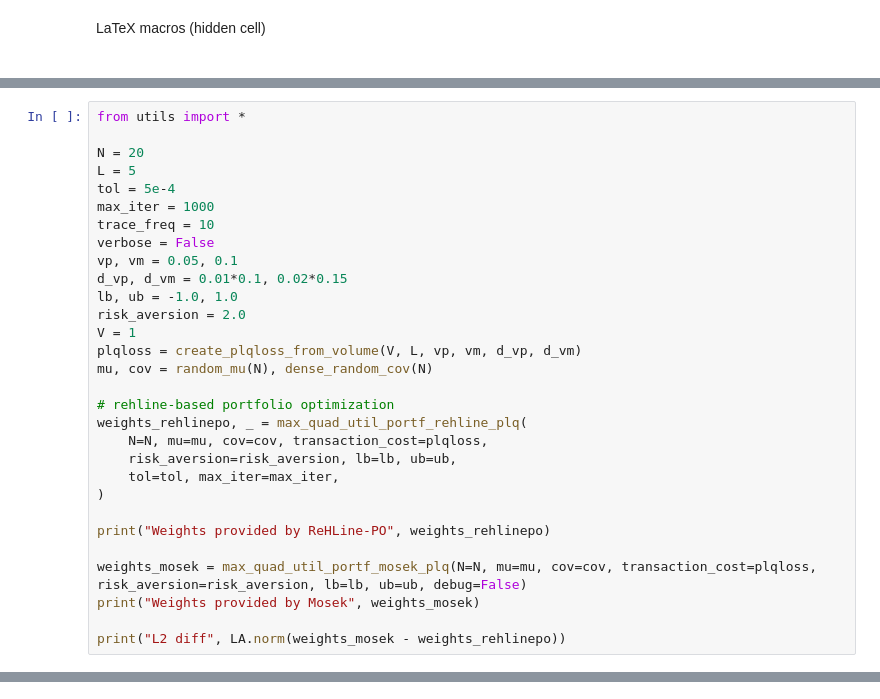
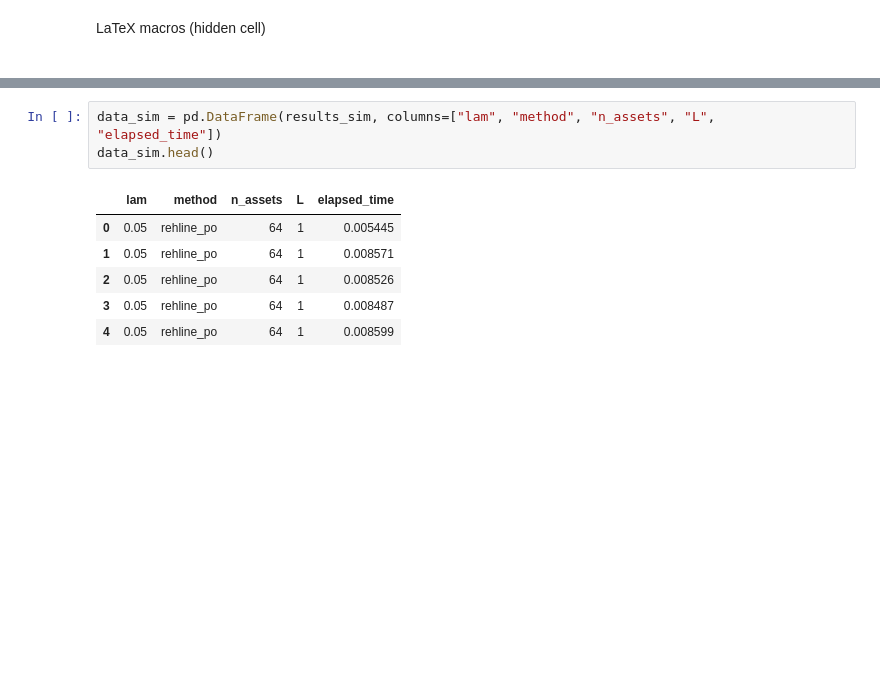
Before and after one commit to softmin/ReHLine-PO, a Jupyter notebook: benchmarks/MeanVariance.ipynb, the cells around one changed output, grey strips where cells are left out. Cells and saved outputs as stored; diff of their text form; blank space fills up the shorter version.

```diff
--- a/benchmarks/MeanVariance.ipynb
+++ b/benchmarks/MeanVariance.ipynb
@@ -390,30 +46,0 @@ plt.show()
-# %%
-from utils import *
-
-N = 20
-L = 5
-tol = 5e-4
-max_iter = 1000
-trace_freq = 10
-verbose = False
-vp, vm = 0.05, 0.1
-d_vp, d_vm = 0.01*0.1, 0.02*0.15
-lb, ub = -1.0, 1.0
-risk_aversion = 2.0
-V = 1
-plqloss = create_plqloss_from_volume(V, L, vp, vm, d_vp, d_vm)
-mu, cov = random_mu(N), dense_random_cov(N)
-
-# rehline-based portfolio optimization
-weights_rehlinepo, _ = max_quad_util_portf_rehline_plq(
-    N=N, mu=mu, cov=cov, transaction_cost=plqloss,
-    risk_aversion=risk_aversion, lb=lb, ub=ub,
-    tol=tol, max_iter=max_iter,
-)
-
-print("Weights provided by ReHLine-PO", weights_rehlinepo)
-
-weights_mosek = max_quad_util_portf_mosek_plq(N=N, mu=mu, cov=cov, transaction_cost=plqloss, risk_aversion=risk_aversion, lb=lb, ub=ub, debug=False)
-print("Weights provided by Mosek", weights_mosek)
-
-print("L2 diff", LA.norm(weights_mosek - weights_rehlinepo))
@@ -561,0 +153,10 @@ method will indeed work significantly faster than generic optimizers like MOSEK
+# %%
+data_sim = pd.DataFrame(results_sim, columns=["lam", "method", "n_assets", "L", "elapsed_time"])
+data_sim.head()
+# %% [output]
+|  | lam | method | n_assets | L | elapsed_time |
+| 0 | 0.05 | rehline_po | 64 | 1 | 0.005445 |
+| 1 | 0.05 | rehline_po | 64 | 1 | 0.008571 |
+| 2 | 0.05 | rehline_po | 64 | 1 | 0.008526 |
+| 3 | 0.05 | rehline_po | 64 | 1 | 0.008487 |
+| 4 | 0.05 | rehline_po | 64 | 1 | 0.008599 |
```
Also changed, not shown: parts of 44 cells of this notebook, 18 other files.
